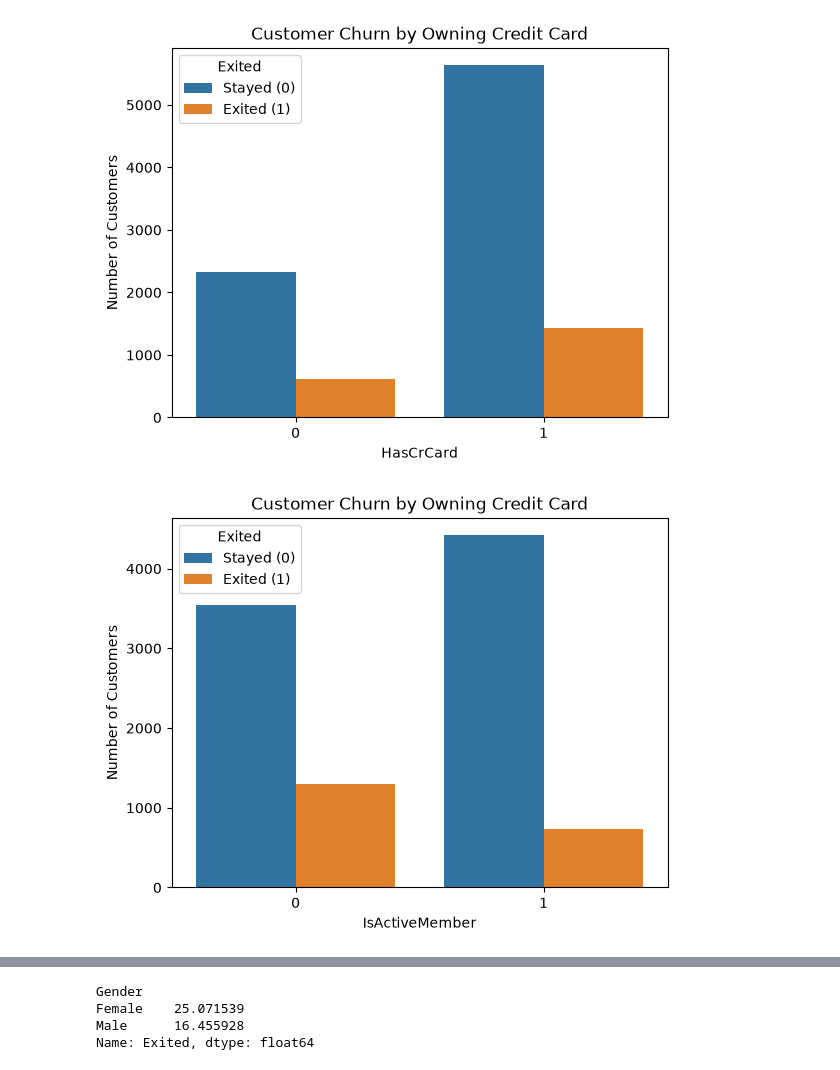
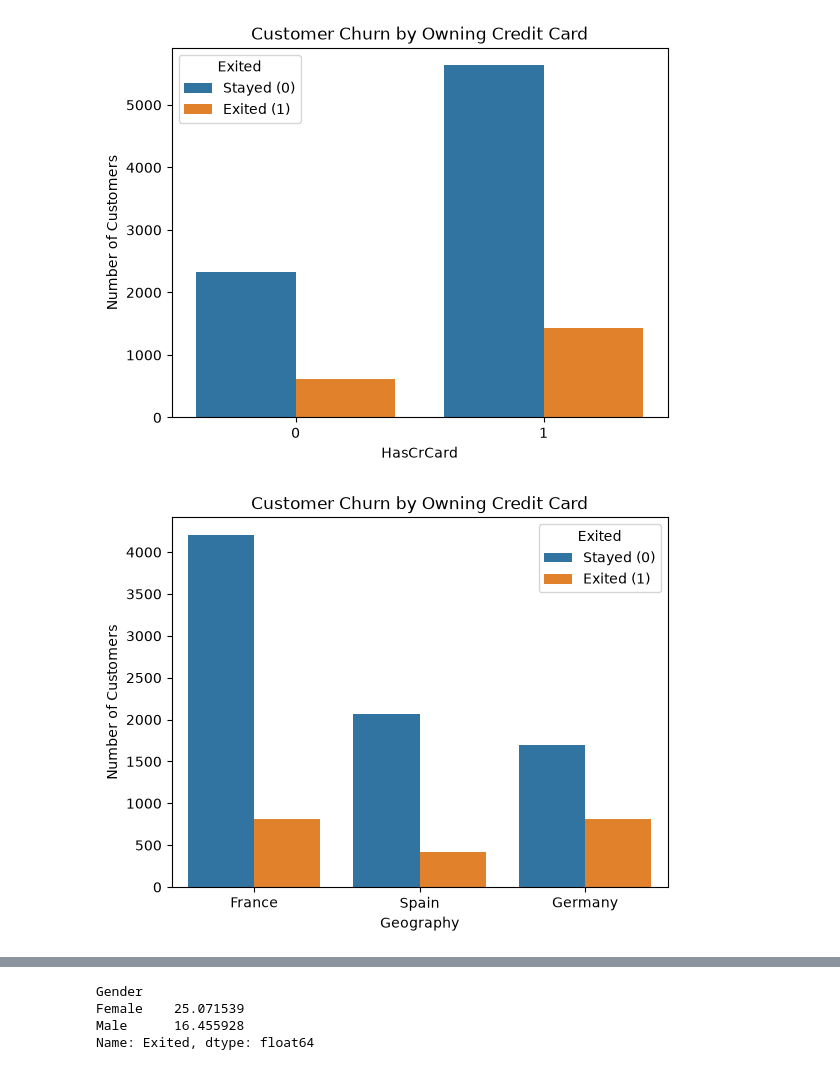
Before and after one commit to Emy-gold/customer-churn-prediction-model, a Jupyter notebook: notebooks/customer_churn_notebook.ipynb, the cells around one changed output, grey strips where cells are left out. Saved outputs shown, nothing was run; the diff lists cells and outputs as text; code cells hidden in the pictures.

```diff
--- a/notebooks/customer_churn_notebook.ipynb
+++ b/notebooks/customer_churn_notebook.ipynb
@@ -172,13 +174,13 @@ plt.show()
 # %% [output]
 [figure]
 # %%
-sns.countplot(x ='IsActiveMember', data = df, hue="Exited")
+sns.countplot(x ='Geography', data = df, hue="Exited")
 
 plt.title("Customer Churn by Owning Credit Card")
-plt.xlabel("IsActiveMember")
+plt.xlabel("Geography")
 plt.ylabel("Number of Customers")
 plt.legend(title="Exited", labels=["Stayed (0)", "Exited (1)"])
 
 plt.show()
 # %% [output]
-[figure, old version]
+[figure, new version]
```
Also changed, not shown: parts of 10 cells of this notebook.
